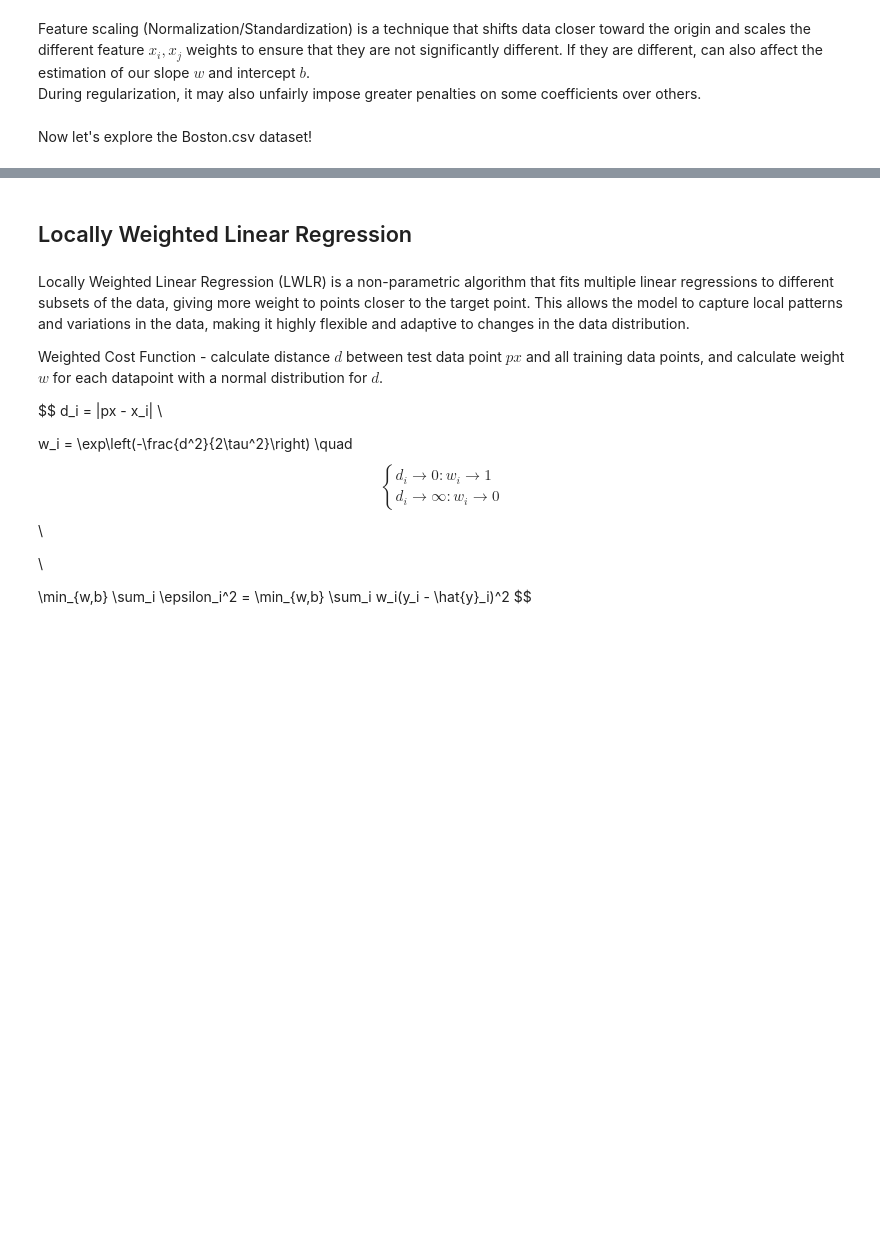
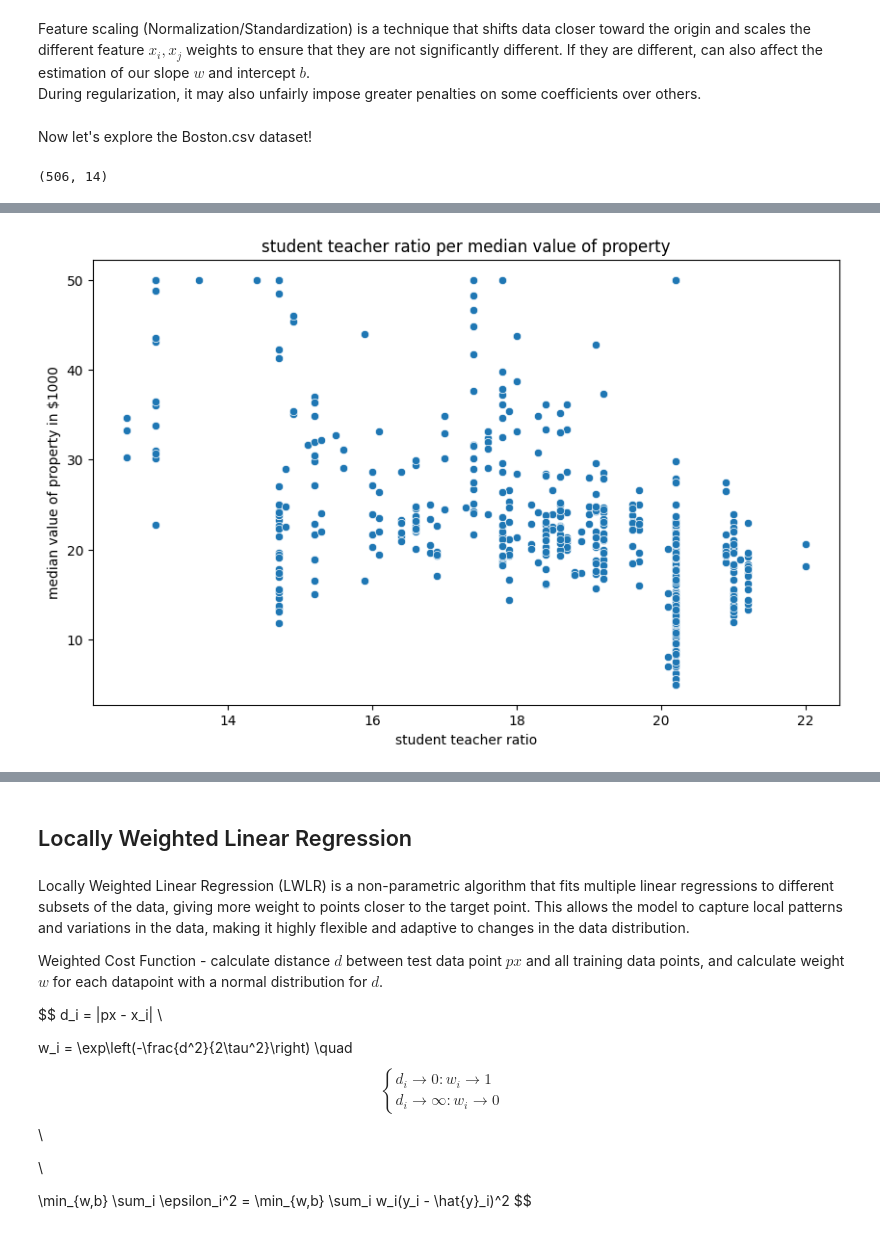
Before and after one commit to seeteling/mine-DAC-Curriculum, a Jupyter notebook: DAC-006_Machine_Learning/DAC-006-Intro_to_ML_Session_1_Student.ipynb, the cells around one changed output, grey strips where cells are left out. Drawn from its saved outputs; the diff is of its cells as text; code cells hidden in the pictures; blank space fills up the shorter version.

```diff
--- a/DAC-006_Machine_Learning/DAC-006-Intro_to_ML_Session_1_Student.ipynb
+++ b/DAC-006_Machine_Learning/DAC-006-Intro_to_ML_Session_1_Student.ipynb
@@ -169,5 +175,9 @@ Now let's explore the Boston.csv dataset!
 # %%
 # Read our data into a dataframe
+data=pd.read_csv('datasets/Boston.csv')
+data.shape
+# %% [output]
+(506, 14)
 # %% [markdown]
 These are what the column names represent:
 * CRIM - per capita crime rate by town
@@ -184,3 +194,15 @@ These are what the column names represent:
 * B - 1000(Bk - 0.63)^2 where Bk is the proportion of blacks by town
 * LSTAT - % lower status of the population
 * MEDV - Median value of owner-occupied homes in $1000's
+# %%
+import seaborn as sns
+import matplotlib.pyplot as plt
+plt.figure(figsize=(10, 6))
+data=pd.read_csv('datasets/Boston.csv')
+sns.scatterplot(x=data['ptratio'], y=data['medv'])
+plt.title("student teacher ratio per median value of property")
+plt.xlabel("student teacher ratio")
+plt.ylabel("median value of property in $1000")
+plt.show()
+# %% [output]
+[figure, added]
```
Also changed, not shown: parts of 12 cells of this notebook.
